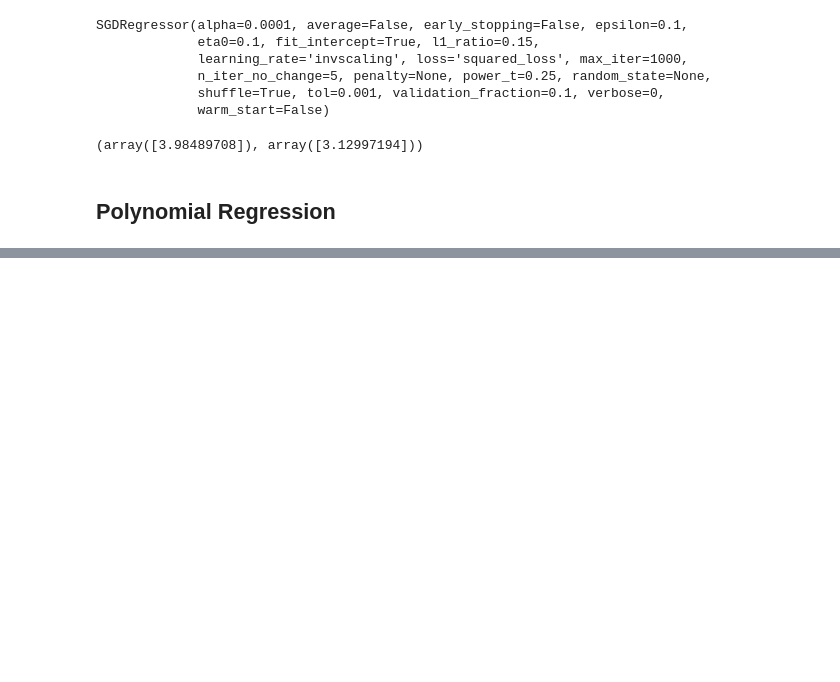
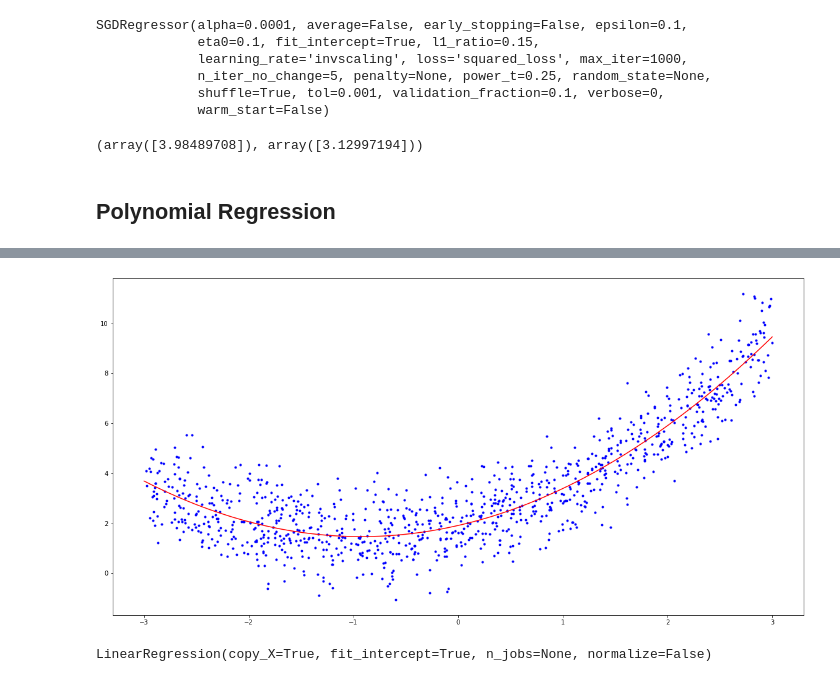
Before and after one commit to hovhanns/HandsOnML2, a Jupyter notebook: TrainingModels.ipynb, the cells around one changed output, grey strips where cells are left out. Drawn from its saved outputs; the diff is of its cells as text; code cells hidden in the pictures; blank space fills up the shorter version.

```diff
--- a/TrainingModels.ipynb
+++ b/TrainingModels.ipynb
@@ -141,0 +168,10 @@ sgd_reg.intercept_, sgd_reg.coef_
+# %%
+X_new = np.linspace(-3,3,100)
+y_new = lin_reg.coef_[0][1]*X_new**2 + lin_reg.coef_[0][0]*X_new + lin_reg.intercept_[0]
+
+fig=plt.figure(figsize=(20, 10))
+plt.plot(X, y, "b.")
+plt.plot(X_new, y_new, "r-")
+plt.show()
+# %% [output]
+[figure, added]
@@ -141,0 +181,5 @@ sgd_reg.intercept_, sgd_reg.coef_
+# %%
+lin_reg = LinearRegression()
+lin_reg.fit(X_300, y)
+# %% [output]
+LinearRegression(copy_X=True, fit_intercept=True, n_jobs=None, normalize=False)
```
Also changed, not shown: parts of 27 cells of this notebook.
